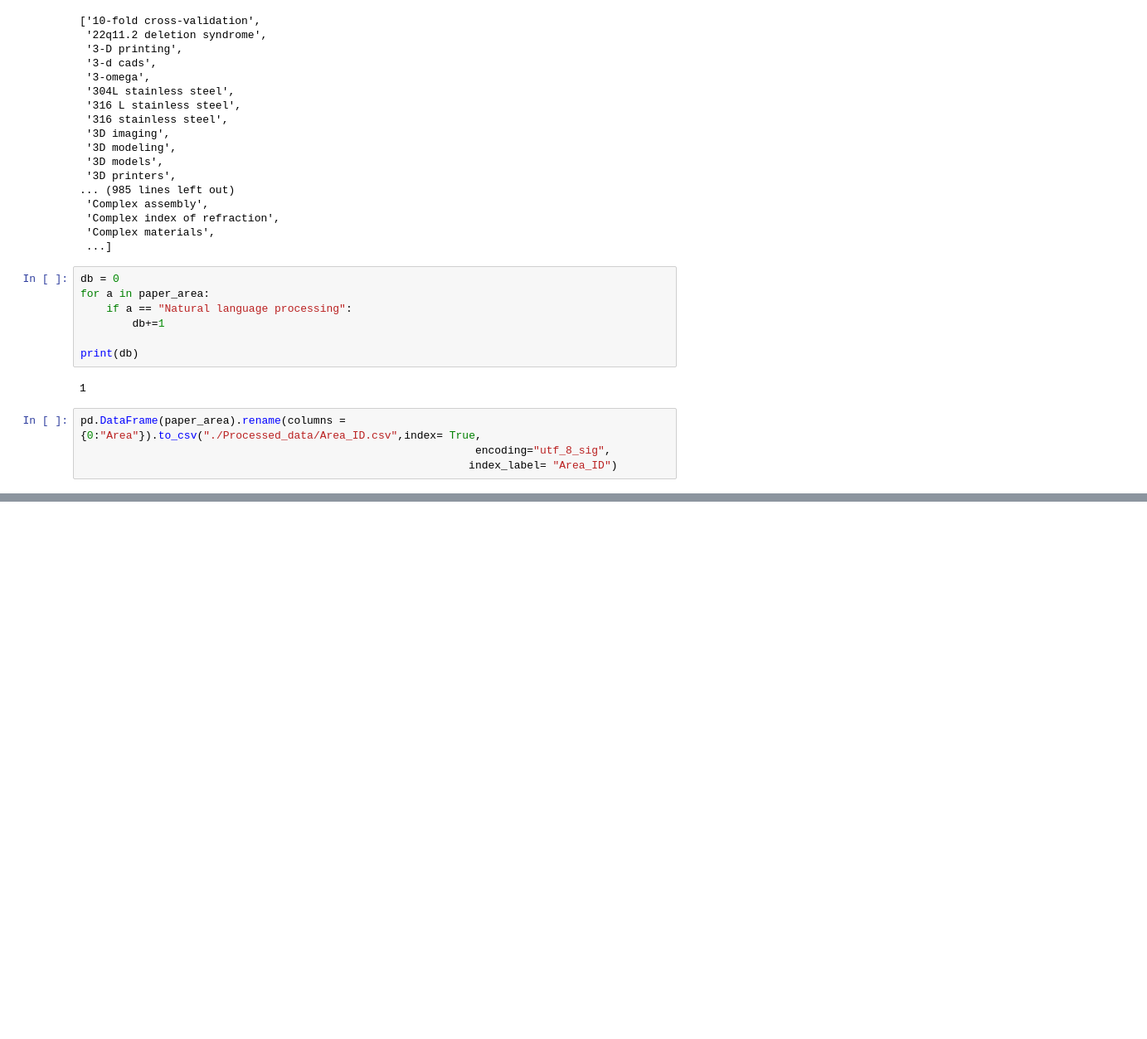
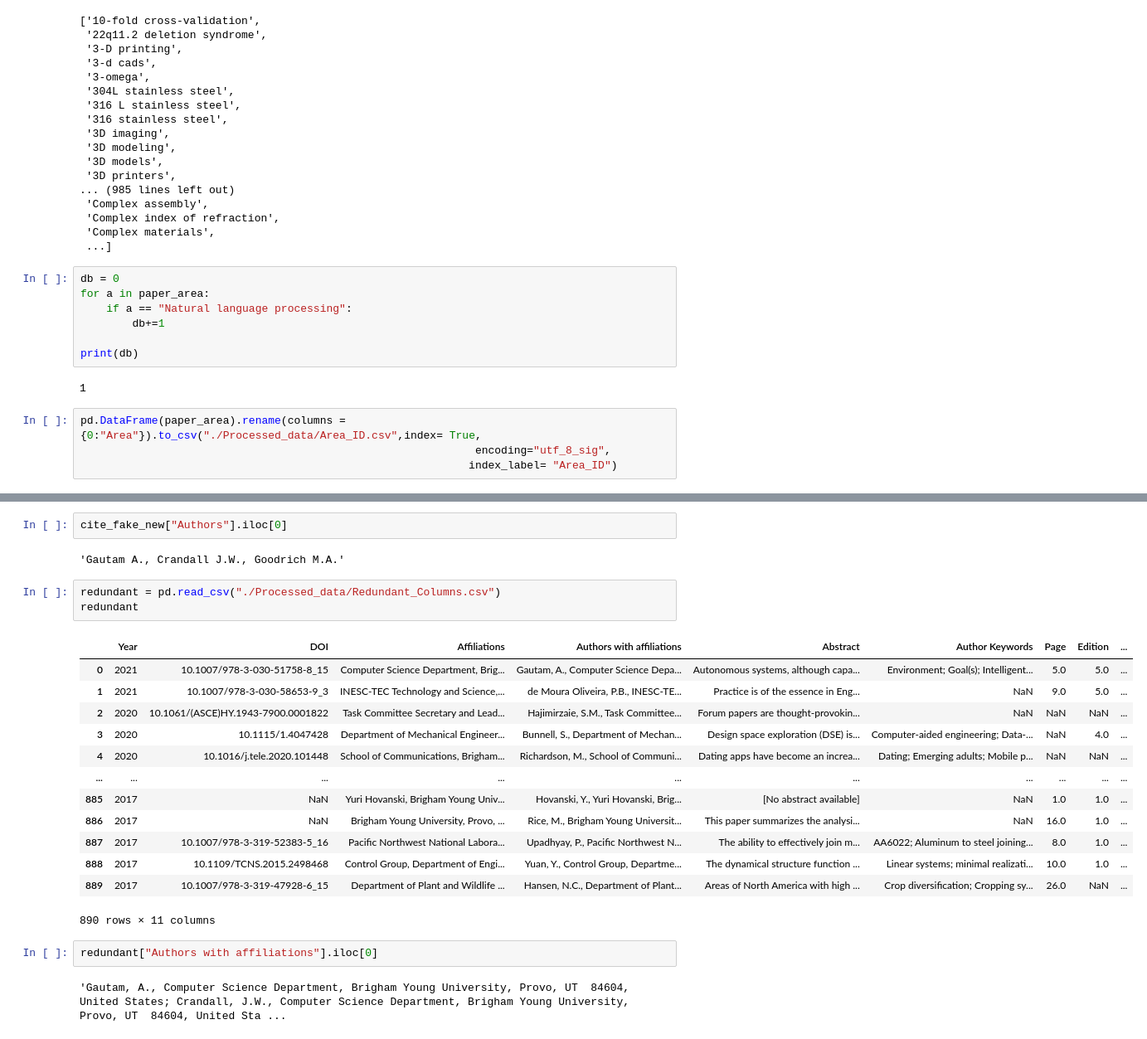
Before and after one commit to SYusupov/SDM_Lab3_GraphDB, a Jupyter notebook: data/Generate_Additional_Attributes.ipynb, the cells around one changed output, grey strips where cells are left out. Shown at 83% size. Cells and saved outputs as stored; diff of their text form; blank space fills up the shorter version.

```diff
--- a/data/Generate_Additional_Attributes.ipynb
+++ b/data/Generate_Additional_Attributes.ipynb
@@ -424,0 +443,25 @@ pd.DataFrame(paper_area).rename(columns = {0:"Area"}).to_csv("./Processed_data/A
+# %%
+cite_fake_new["Authors"].iloc[0]
+# %% [output]
+'Gautam A., Crandall J.W., Goodrich M.A.'
+# %%
+redundant = pd.read_csv("./Processed_data/Redundant_Columns.csv")
+redundant
+# %% [output]
+|  | Year | DOI | Affiliations | Authors with affiliations | Abstract | Author Keywords | Page | Edition | ... |
+| 0 | 2021 | 10.1007/978-3-030-51758-8_15 | Computer Science Department, Brig... | Gautam, A., Computer Science Depa... | Autonomous systems, although capa... | Environment; Goal(s); Intelligent... | 5.0 | 5.0 | ... |
+| 1 | 2021 | 10.1007/978-3-030-58653-9_3 | INESC-TEC Technology and Science,... | de Moura Oliveira, P.B., INESC-TE... | Practice is of the essence in Eng... | NaN | 9.0 | 5.0 | ... |
+| 2 | 2020 | 10.1061/(ASCE)HY.1943-7900.0001822 | Task Committee Secretary and Lead... | Hajimirzaie, S.M., Task Committee... | Forum papers are thought-provokin... | NaN | NaN | NaN | ... |
+| 3 | 2020 | 10.1115/1.4047428 | Department of Mechanical Engineer... | Bunnell, S., Department of Mechan... | Design space exploration (DSE) is... | Computer-aided engineering; Data-... | NaN | 4.0 | ... |
+| 4 | 2020 | 10.1016/j.tele.2020.101448 | School of Communications, Brigham... | Richardson, M., School of Communi... | Dating apps have become an increa... | Dating; Emerging adults; Mobile p... | NaN | NaN | ... |
+| ... | ... | ... | ... | ... | ... | ... | ... | ... | ... |
+| 885 | 2017 | NaN | Yuri Hovanski, Brigham Young Univ... | Hovanski, Y., Yuri Hovanski, Brig... | [No abstract available] | NaN | 1.0 | 1.0 | ... |
+| 886 | 2017 | NaN | Brigham Young University, Provo, ... | Rice, M., Brigham Young Universit... | This paper summarizes the analysi... | NaN | 16.0 | 1.0 | ... |
+| 887 | 2017 | 10.1007/978-3-319-52383-5_16 | Pacific Northwest National Labora... | Upadhyay, P., Pacific Northwest N... | The ability to effectively join m... | AA6022; Aluminum to steel joining... | 8.0 | 1.0 | ... |
+| 888 | 2017 | 10.1109/TCNS.2015.2498468 | Control Group, Department of Engi... | Yuan, Y., Control Group, Departme... | The dynamical structure function ... | Linear systems; minimal realizati... | 10.0 | 1.0 | ... |
+| 889 | 2017 | 10.1007/978-3-319-47928-6_15 | Department of Plant and Wildlife ... | Hansen, N.C., Department of Plant... | Areas of North America with high ... | Crop diversification; Cropping sy... | 26.0 | NaN | ... |
+890 rows × 11 columns
+# %%
+redundant["Authors with affiliations"].iloc[0]
+# %% [output]
+'Gautam, A., Computer Science Department, Brigham Young University, Provo, UT  84604, United States; Crandall, J.W., Computer Science Department, Brigham Young University, Provo, UT  84604, United Sta ...
```
Also changed, not shown: parts of 25 cells of this notebook, 1 other file.
